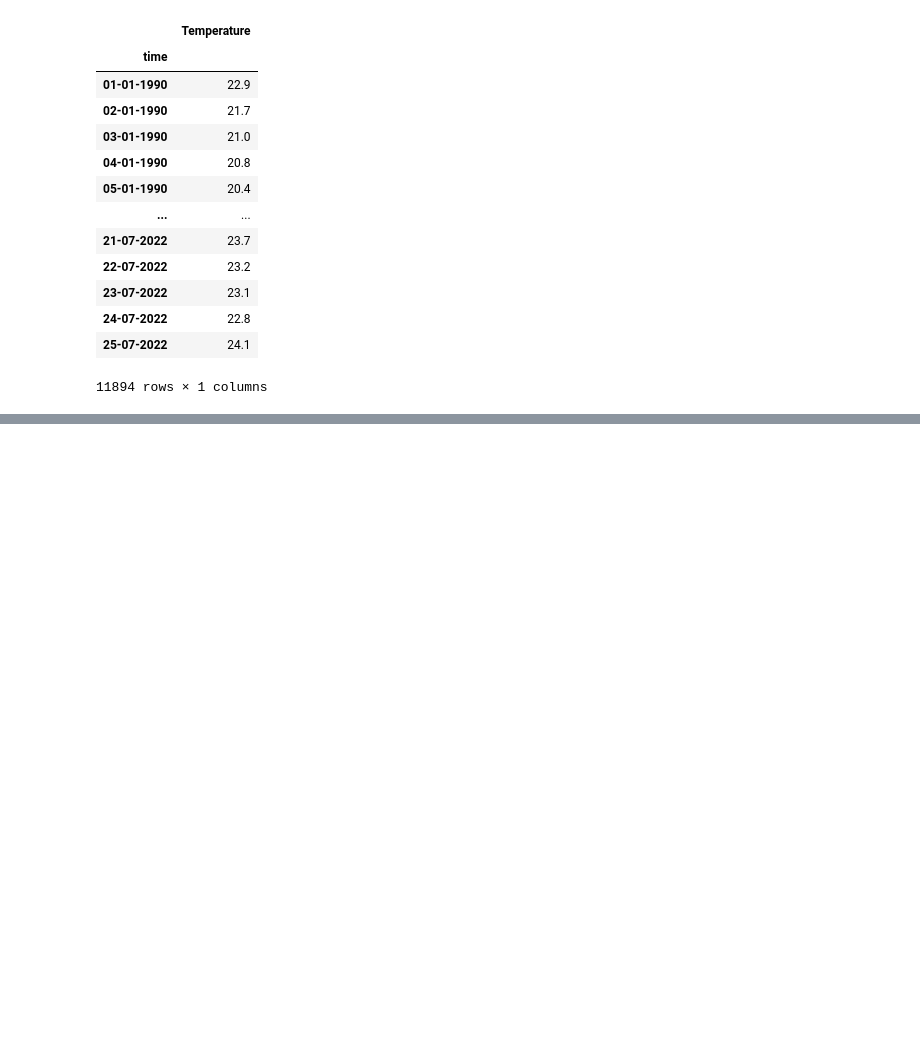
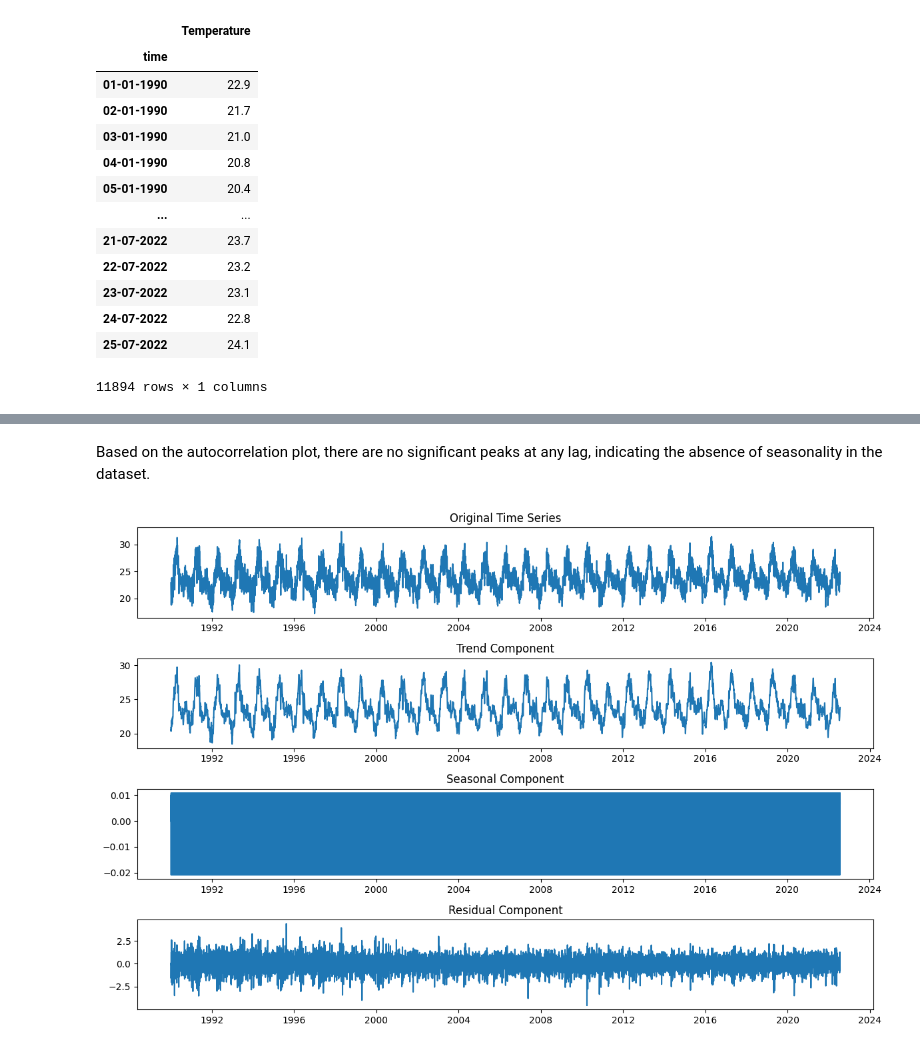
Before and after one commit to bhumikays/Time-Series-Forecasting-of-Temperature, a Jupyter notebook: Data _Cleaning_and_EDA.ipynb, the cells around one changed output, grey strips where cells are left out. Drawn from its saved outputs; the diff is of its cells as text; code cells hidden in the pictures; blank space fills up the shorter version.

```diff
--- a/Data _Cleaning_and_EDA.ipynb
+++ b/Data _Cleaning_and_EDA.ipynb
@@ -213,0 +236,34 @@ This ADF value indicates that the data is obviously stationary
+# %% [markdown]
+Based on the autocorrelation plot, there are no significant peaks at any lag, indicating the absence of seasonality in the dataset.
+# %%
+data.index = pd.date_range(start='1990-01-01', periods=len(data), freq='D')
+
+
+# Decompose the time series using Classical Decomposition
+classical_decomposition = sm.tsa.seasonal_decompose(data['Temperature'], model='additive')
+
+# Plot the original time series
+plt.figure(figsize=(12, 8))
+plt.subplot(4, 1, 1)
+plt.plot(data['Temperature'])
+plt.title('Original Time Series')
+
+# Plot the trend component
+plt.subplot(4, 1, 2)
+plt.plot(classical_decomposition.trend)
+plt.title('Trend Component')
+
+# Plot the seasonal component
+plt.subplot(4, 1, 3)
+plt.plot(classical_decomposition.seasonal)
+plt.title('Seasonal Component')
+
+# Plot the residual component
+plt.subplot(4, 1, 4)
+plt.plot(classical_decomposition.resid)
+plt.title('Residual Component')
+
+plt.tight_layout()
+plt.show()
+# %% [output]
+[figure, added]
```
Also changed, not shown: parts of 15 cells of this notebook.
